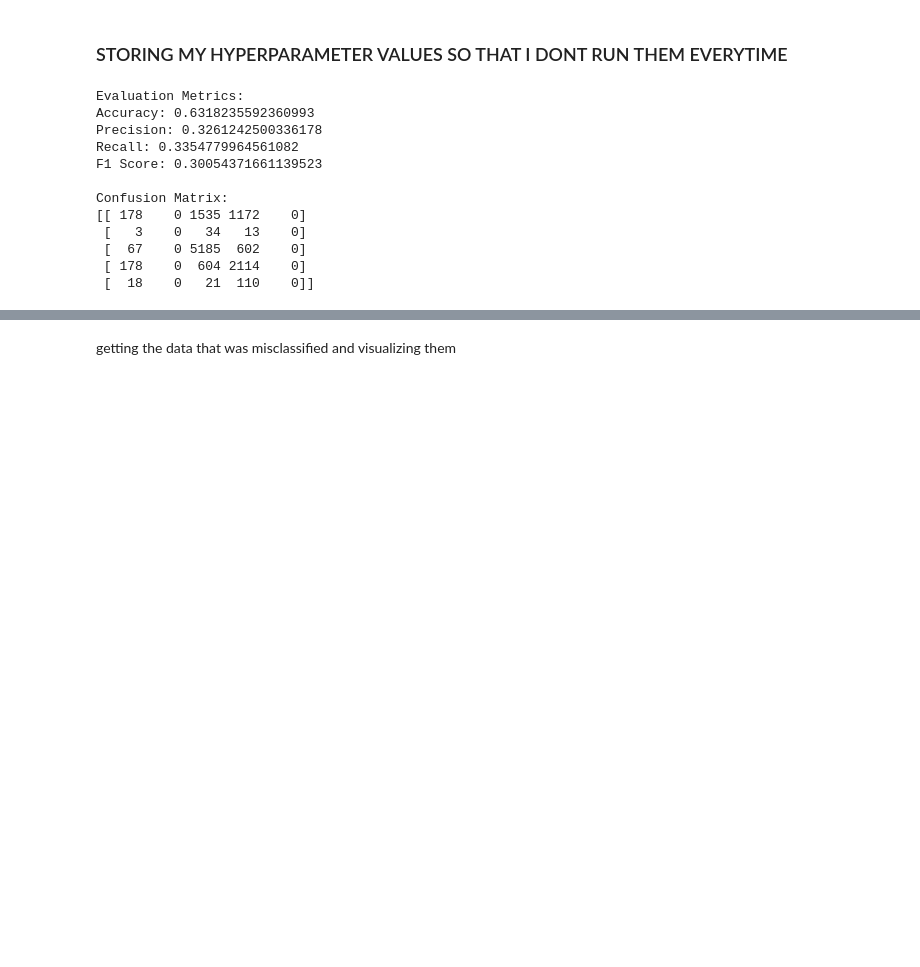
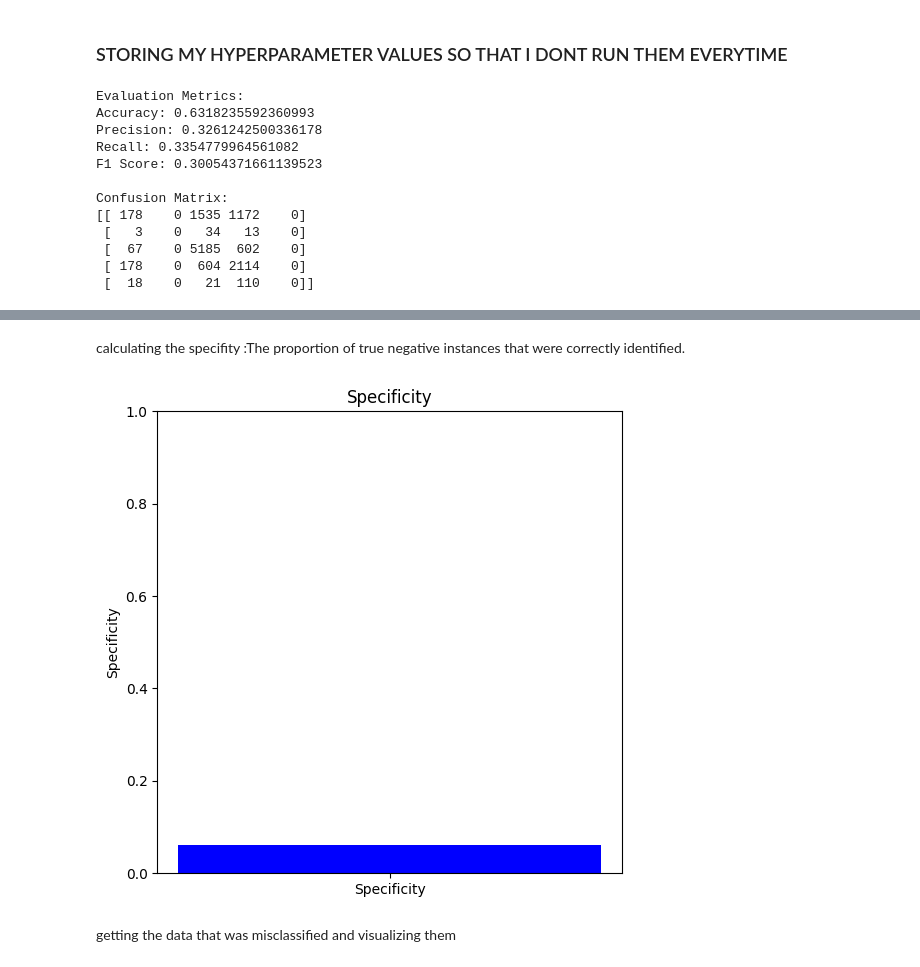
Before and after one commit to jameskoli/Terrystopsdata, a Jupyter notebook: index.ipynb, the cells around one changed output, grey strips where cells are left out. Cells and saved outputs as stored; diff of their text form; code cells hidden in the pictures; blank space fills up the shorter version.

```diff
--- a/index.ipynb
+++ b/index.ipynb
@@ -874,3 +902,24 @@ Confusion Matrix:
+# %% [markdown]
+calculating the specifity :The proportion of true negative instances that were correctly identified.
+# %%
+# Calculating TN, FP, TP, FN
+TN = confusion_matrix[0, 0]
+FP = confusion_matrix[0, 1:].sum()
+FN = confusion_matrix[1:, 0].sum()
+TP = confusion_matrix[1:, 1:].sum()
+
+# Calculating specificity
+specificity = TN / (TN + FP)
+
+# Plotting specificity
+plt.figure(figsize=(6, 6))
+plt.bar(['Specificity'], [specificity], color='blue')
+plt.ylabel('Specificity')
+plt.title('Specificity')
+plt.ylim(0, 1)  # Set y-axis limit to 0-1
+plt.show()
+# %% [output]
+[figure, added]
 # %% [markdown]
 getting the data that was misclassified and visualizing them
 # %%
```
Also changed, not shown: parts of 2 cells of this notebook.
